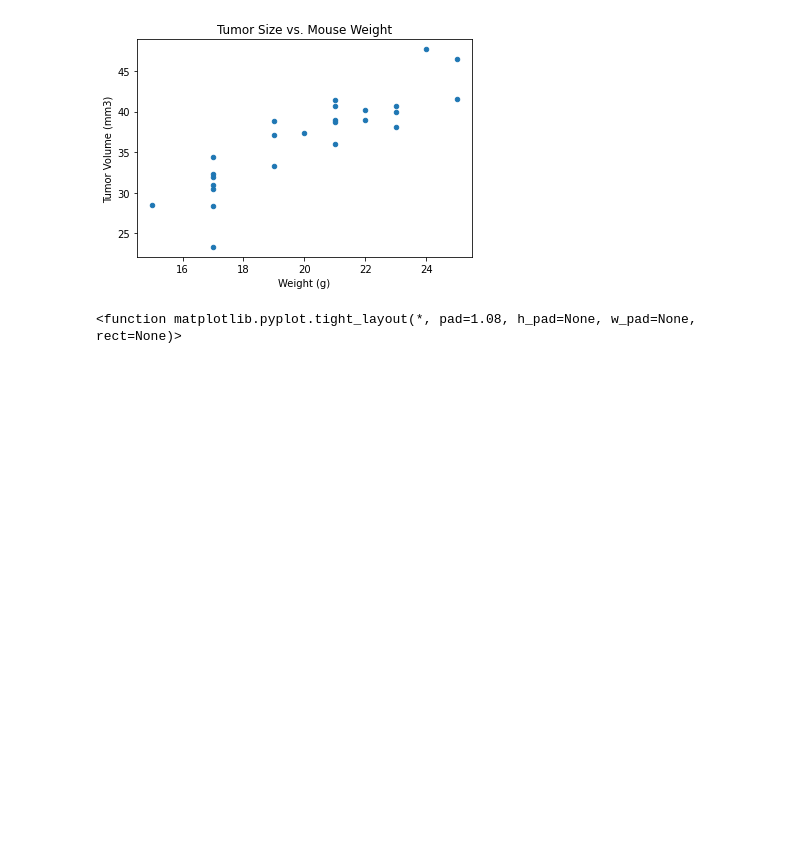
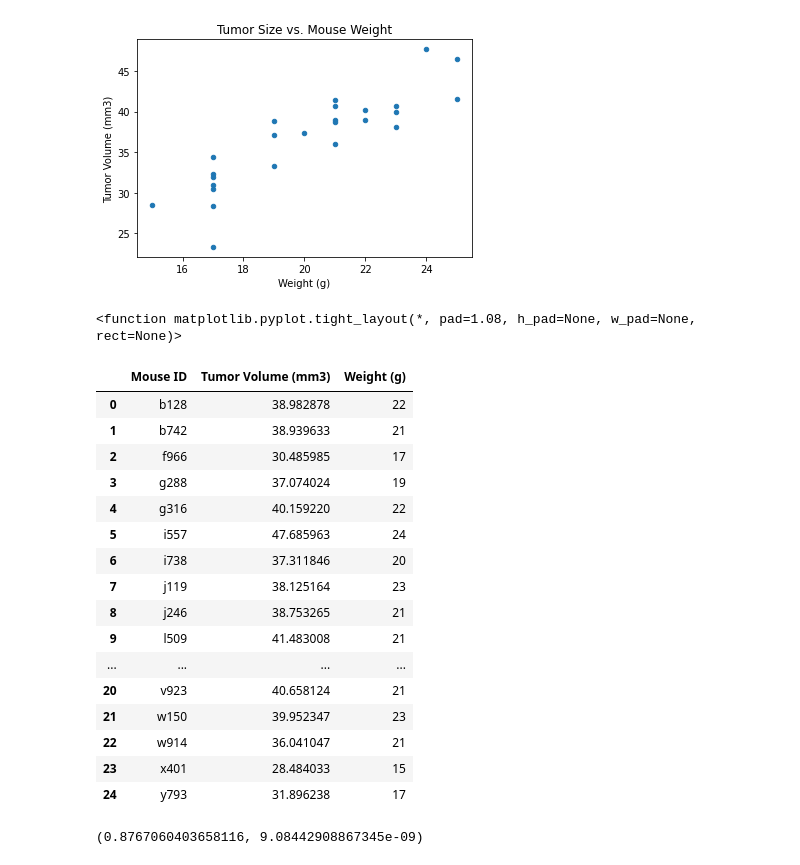
Before and after one commit to CCom20/matplot-challenge, a Jupyter notebook: pymaceuticals_analysis.ipynb, the cells around one changed output. Drawn from its saved outputs; the diff is of its cells as text; code cells hidden in the pictures; blank space fills up the shorter version.

Commit message:
Working on the correlation

```diff
--- a/pymaceuticals_analysis.ipynb
+++ b/pymaceuticals_analysis.ipynb
@@ -310,3 +310,31 @@ plt.tight_layout
 # %% [output]
 [figure]
 <function matplotlib.pyplot.tight_layout(*, pad=1.08, h_pad=None, w_pad=None, rect=None)>
+# %%
+new_tumor_weight
+# %% [output]
+|  | Mouse ID | Tumor Volume (mm3) | Weight (g) |
+| 0 | b128 | 38.982878 | 22 |
+| 1 | b742 | 38.939633 | 21 |
+| 2 | f966 | 30.485985 | 17 |
+| 3 | g288 | 37.074024 | 19 |
+| 4 | g316 | 40.159220 | 22 |
+| 5 | i557 | 47.685963 | 24 |
+| 6 | i738 | 37.311846 | 20 |
+| 7 | j119 | 38.125164 | 23 |
+| 8 | j246 | 38.753265 | 21 |
+| 9 | l509 | 41.483008 | 21 |
+| ... | ... | ... | ... |
+| 20 | v923 | 40.658124 | 21 |
+| 21 | w150 | 39.952347 | 23 |
+| 22 | w914 | 36.041047 | 21 |
+| 23 | x401 | 28.484033 | 15 |
+| 24 | y793 | 31.896238 | 17 |
+# %%
+new_tumor_weight = tumor_vs_weight_last.reset_index()
+tumor_size = new_tumor_weight.iloc[:, 1]
+mouse_weight = new_tumor_weight.iloc[:, 2]
+correlation = sts.pearsonr(mouse_weight, tumor_size)
+correlation
+# %% [output]
+(0.8767060403658116, 9.08442908867345e-09)
```
